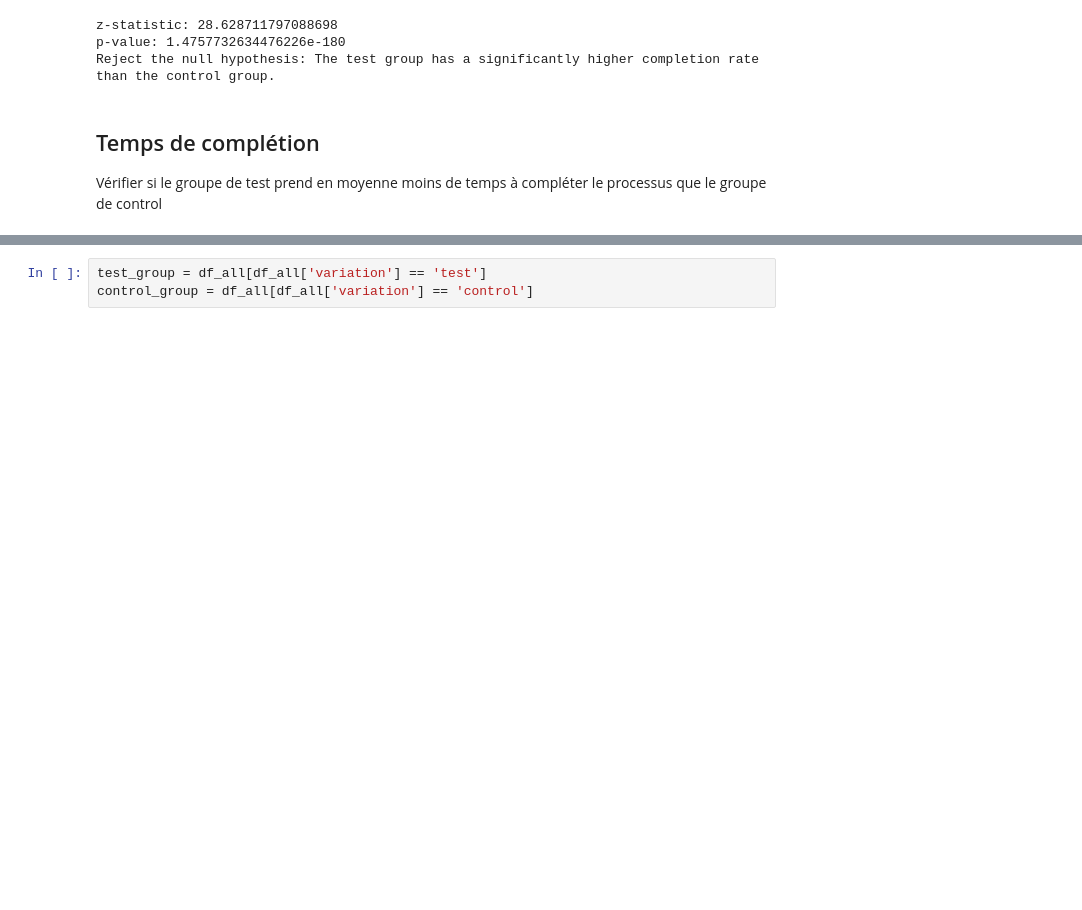
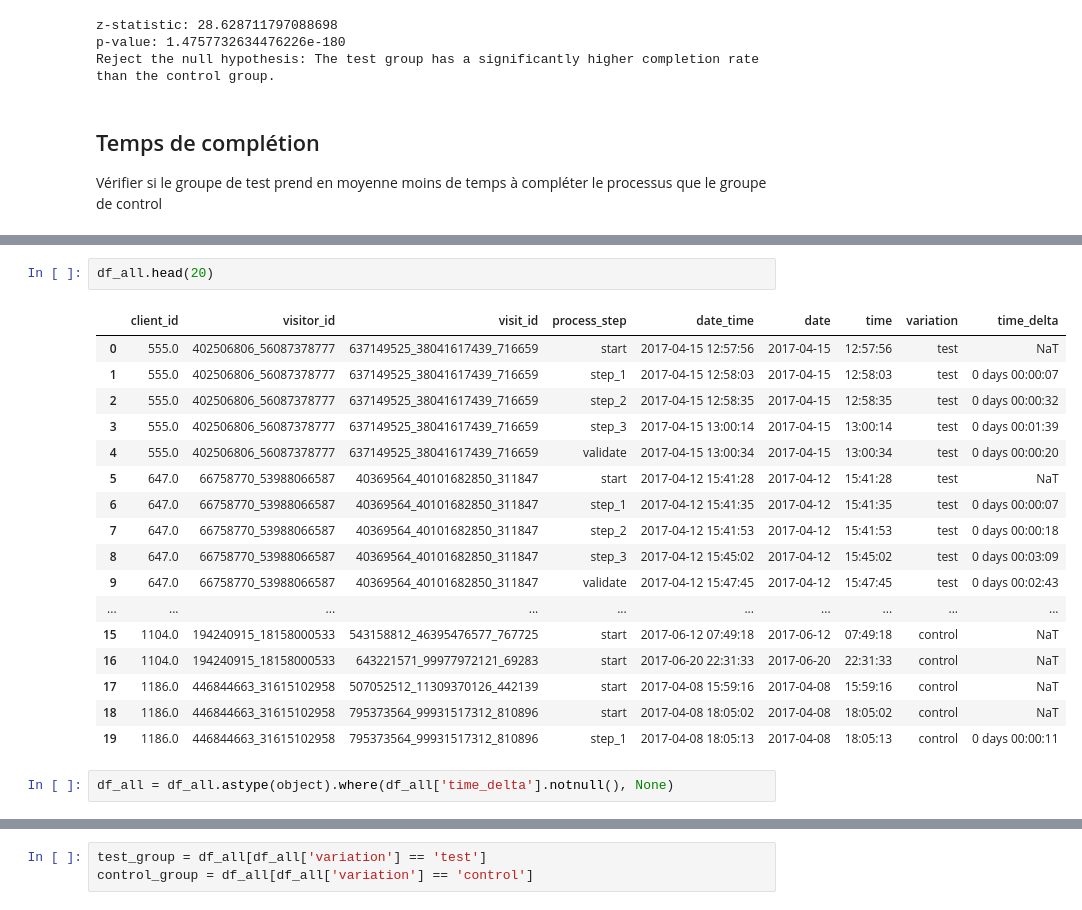
Before and after one commit to Aurelie75FR/Vangard--AB-Test, a Jupyter notebook: notebooks/hypothesis_naeron.ipynb, the cells around one changed output, grey strips where cells are left out. Drawn from its saved outputs; the diff is of its cells as text; blank space fills up the shorter version.

```diff
--- a/notebooks/hypothesis_naeron.ipynb
+++ b/notebooks/hypothesis_naeron.ipynb
@@ -115,0 +110,22 @@ df_all = df_all.reset_index(drop=True)
+# %%
+df_all.head(20)
+# %% [output]
+|  | client_id | visitor_id | visit_id | process_step | date_time | date | time | variation | time_delta |
+| 0 | 555.0 | 402506806_56087378777 | 637149525_38041617439_716659 | start | 2017-04-15 12:57:56 | 2017-04-15 | 12:57:56 | test | NaT |
+| 1 | 555.0 | 402506806_56087378777 | 637149525_38041617439_716659 | step_1 | 2017-04-15 12:58:03 | 2017-04-15 | 12:58:03 | test | 0 days 00:00:07 |
+| 2 | 555.0 | 402506806_56087378777 | 637149525_38041617439_716659 | step_2 | 2017-04-15 12:58:35 | 2017-04-15 | 12:58:35 | test | 0 days 00:00:32 |
+| 3 | 555.0 | 402506806_56087378777 | 637149525_38041617439_716659 | step_3 | 2017-04-15 13:00:14 | 2017-04-15 | 13:00:14 | test | 0 days 00:01:39 |
+| 4 | 555.0 | 402506806_56087378777 | 637149525_38041617439_716659 | validate | 2017-04-15 13:00:34 | 2017-04-15 | 13:00:34 | test | 0 days 00:00:20 |
+| 5 | 647.0 | 66758770_53988066587 | 40369564_40101682850_311847 | start | 2017-04-12 15:41:28 | 2017-04-12 | 15:41:28 | test | NaT |
+| 6 | 647.0 | 66758770_53988066587 | 40369564_40101682850_311847 | step_1 | 2017-04-12 15:41:35 | 2017-04-12 | 15:41:35 | test | 0 days 00:00:07 |
+| 7 | 647.0 | 66758770_53988066587 | 40369564_40101682850_311847 | step_2 | 2017-04-12 15:41:53 | 2017-04-12 | 15:41:53 | test | 0 days 00:00:18 |
+| 8 | 647.0 | 66758770_53988066587 | 40369564_40101682850_311847 | step_3 | 2017-04-12 15:45:02 | 2017-04-12 | 15:45:02 | test | 0 days 00:03:09 |
+| 9 | 647.0 | 66758770_53988066587 | 40369564_40101682850_311847 | validate | 2017-04-12 15:47:45 | 2017-04-12 | 15:47:45 | test | 0 days 00:02:43 |
+| ... | ... | ... | ... | ... | ... | ... | ... | ... | ... |
+| 15 | 1104.0 | 194240915_18158000533 | 543158812_46395476577_767725 | start | 2017-06-12 07:49:18 | 2017-06-12 | 07:49:18 | control | NaT |
+| 16 | 1104.0 | 194240915_18158000533 | 643221571_99977972121_69283 | start | 2017-06-20 22:31:33 | 2017-06-20 | 22:31:33 | control | NaT |
+| 17 | 1186.0 | 446844663_31615102958 | 507052512_11309370126_442139 | start | 2017-04-08 15:59:16 | 2017-04-08 | 15:59:16 | control | NaT |
+| 18 | 1186.0 | 446844663_31615102958 | 795373564_99931517312_810896 | start | 2017-04-08 18:05:02 | 2017-04-08 | 18:05:02 | control | NaT |
+| 19 | 1186.0 | 446844663_31615102958 | 795373564_99931517312_810896 | step_1 | 2017-04-08 18:05:13 | 2017-04-08 | 18:05:13 | control | 0 days 00:00:11 |
+# %%
+df_all = df_all.astype(object).where(df_all['time_delta'].notnull(), None)
```
Also changed, not shown: parts of 24 cells of this notebook, 3 other files.
